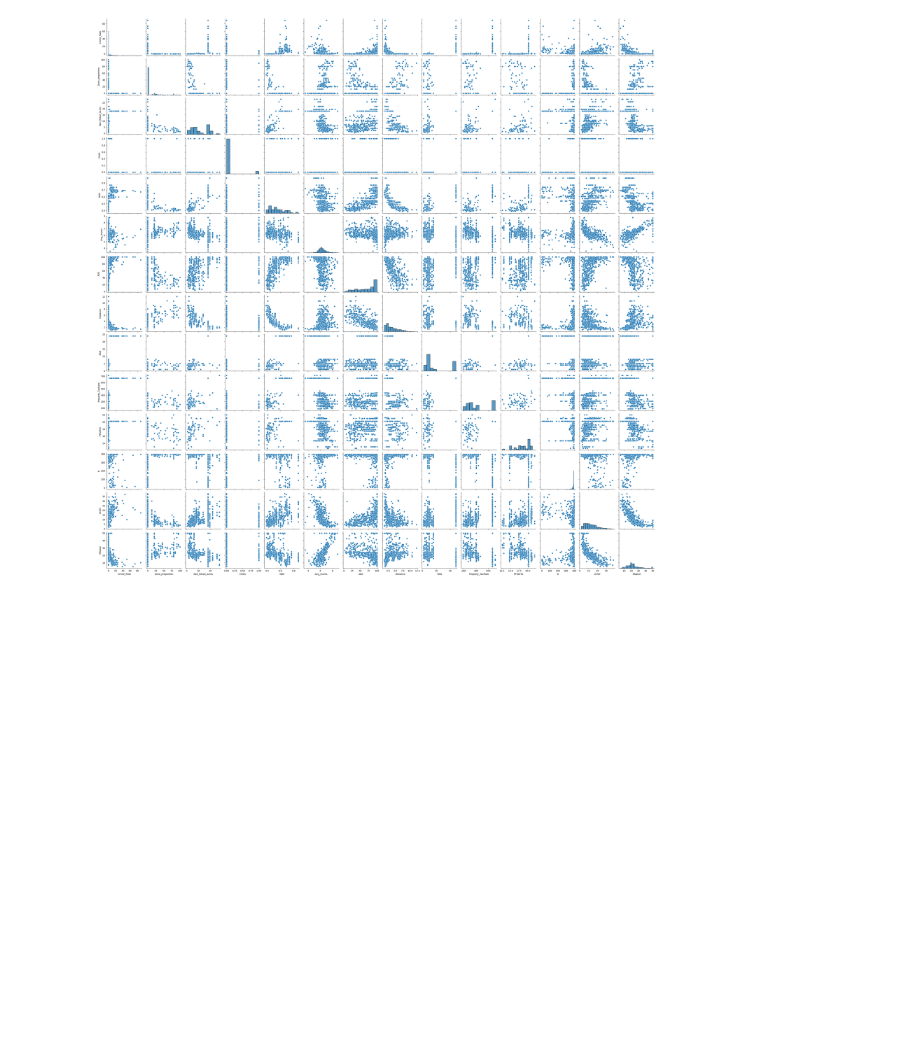
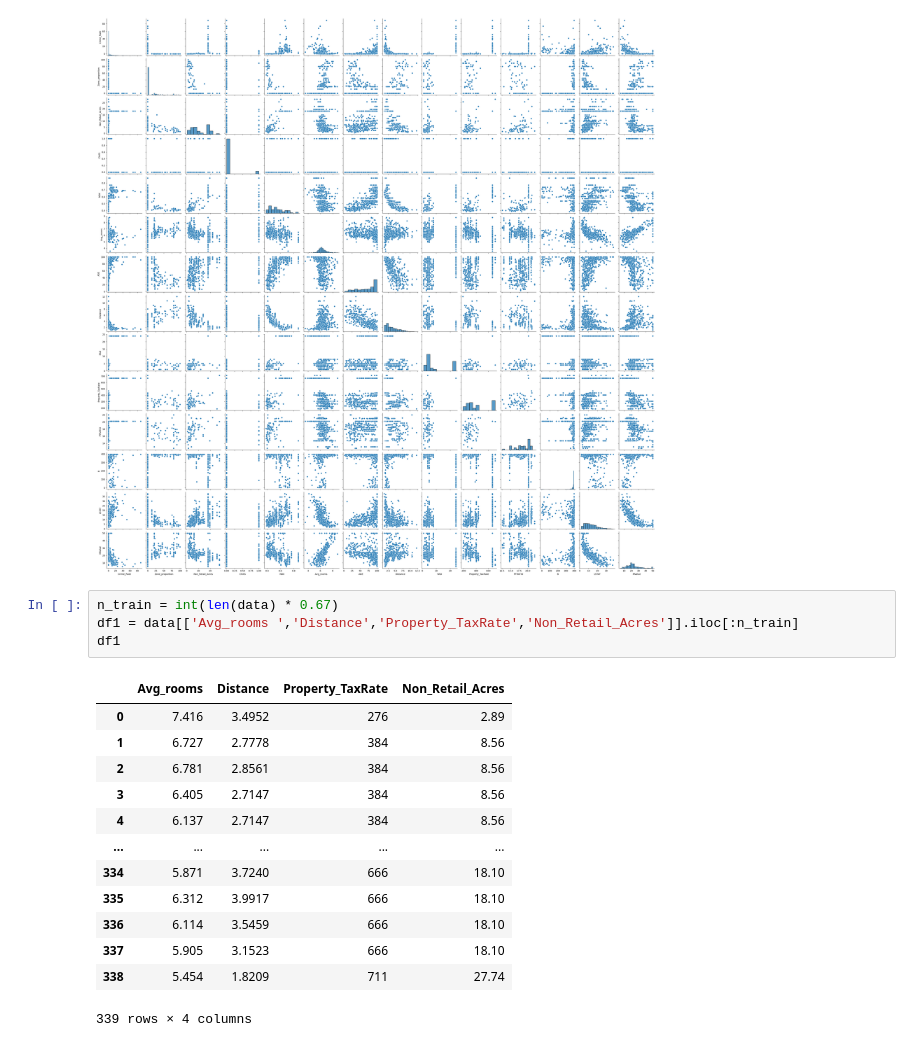
Before and after one commit to swastikbanerjee/AML_Lab, a Jupyter notebook: Lab2.ipynb, the cells around one changed output. Drawn from its saved outputs; the diff is of its cells as text; blank space fills up the shorter version.

```diff
--- a/Lab2.ipynb
+++ b/Lab2.ipynb
@@ -51,5 +51,23 @@ sns.pairplot(data)
 plt.show()
 # %% [output]
 [figure]
+# %%
+n_train = int(len(data) * 0.67)
+df1 = data[['Avg_rooms ','Distance','Property_TaxRate','Non_Retail_Acres']].iloc[:n_train]
+df1
+# %% [output]
+|  | Avg_rooms | Distance | Property_TaxRate | Non_Retail_Acres |
+| 0 | 7.416 | 3.4952 | 276 | 2.89 |
+| 1 | 6.727 | 2.7778 | 384 | 8.56 |
+| 2 | 6.781 | 2.8561 | 384 | 8.56 |
+| 3 | 6.405 | 2.7147 | 384 | 8.56 |
+| 4 | 6.137 | 2.7147 | 384 | 8.56 |
+| ... | ... | ... | ... | ... |
+| 334 | 5.871 | 3.7240 | 666 | 18.10 |
+| 335 | 6.312 | 3.9917 | 666 | 18.10 |
+| 336 | 6.114 | 3.5459 | 666 | 18.10 |
+| 337 | 5.905 | 3.1523 | 666 | 18.10 |
+| 338 | 5.454 | 1.8209 | 711 | 27.74 |
+339 rows × 4 columns
 # %%
 from sklearn.model_selection import train_test_split
```
Also changed, not shown: parts of 4 cells of this notebook.
